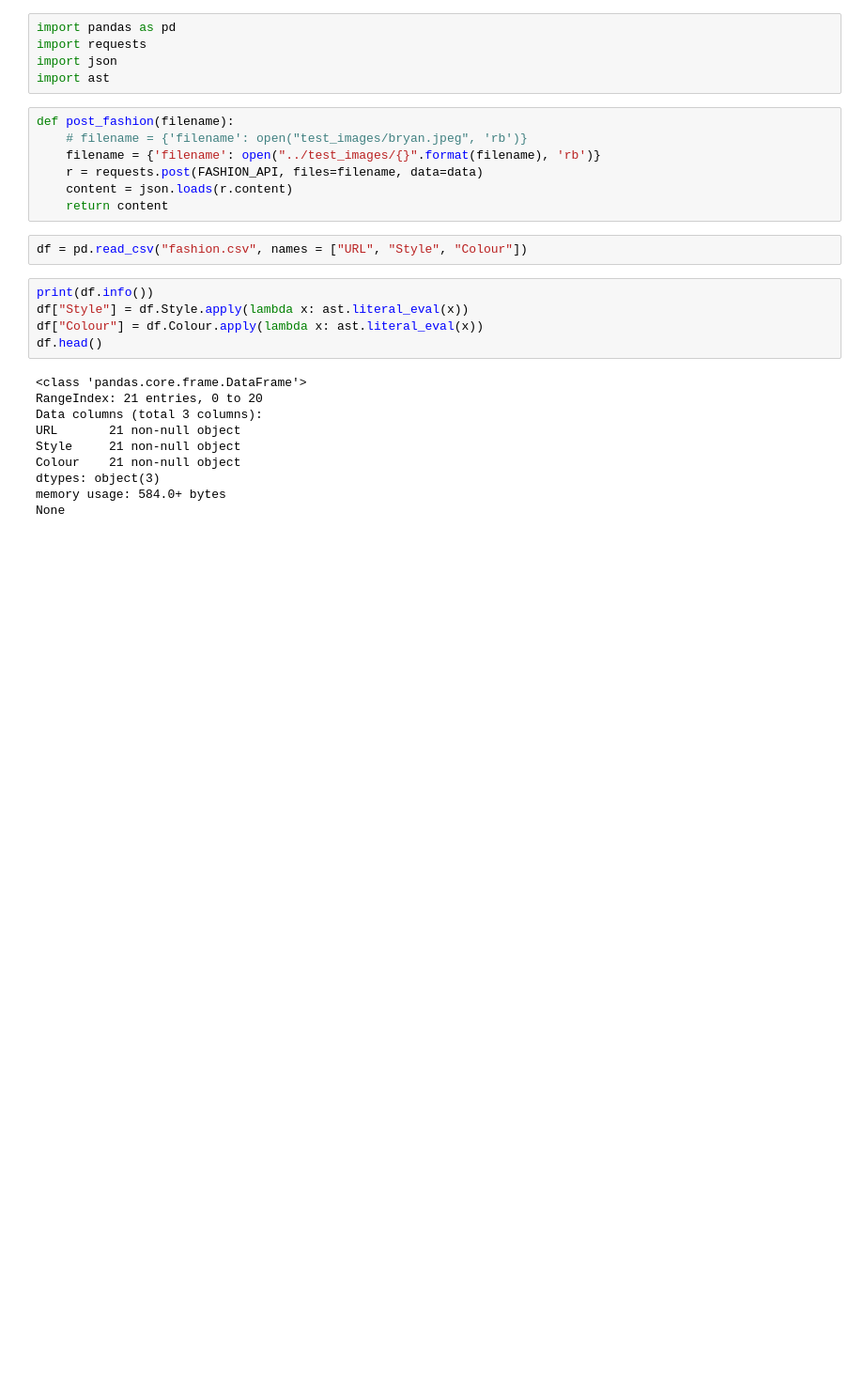
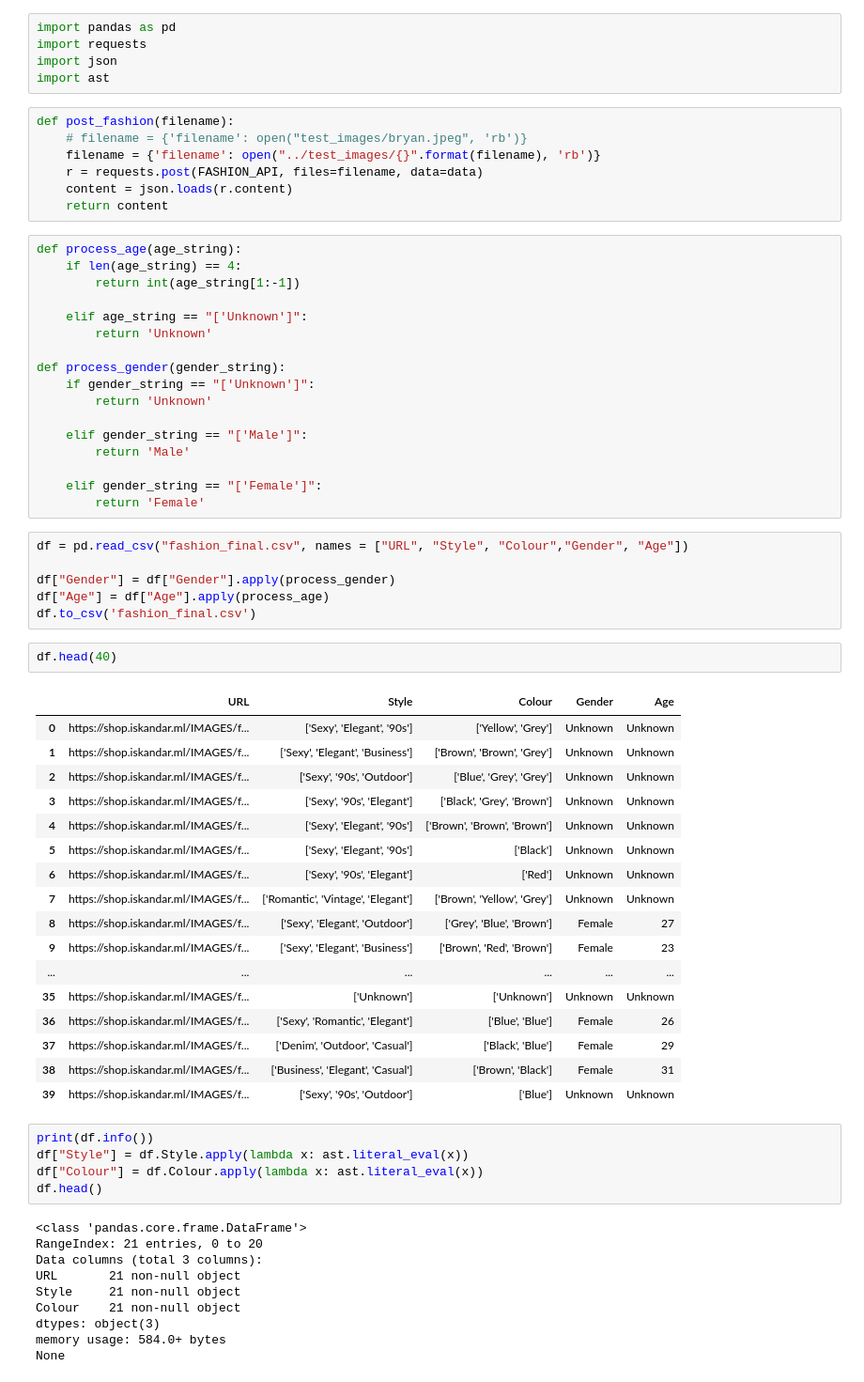
Before and after one commit to lionellloh/shopiskandar, a Jupyter notebook: data-experiments/Backend Algorithm Experiment.ipynb, the cells around one changed output. Shown at 94% size. Cells and saved outputs as stored; diff of their text form; blank space fills up the shorter version.

Commit message:
fashion_final.csv is cleaned

```diff
--- a/data-experiments/Backend Algorithm Experiment.ipynb
+++ b/data-experiments/Backend Algorithm Experiment.ipynb
@@ -20,8 +20,49 @@ def post_fashion(filename):
     r = requests.post(FASHION_API, files=filename, data=data)
     content = json.loads(r.content)
     return content
-# %%
-df = pd.read_csv("fashion.csv", names = ["URL", "Style", "Colour"])
+# %%
+def process_age(age_string):
+    if len(age_string) == 4:
+        return int(age_string[1:-1])
+
+    elif age_string == "['Unknown']":
+        return 'Unknown'
+
+def process_gender(gender_string):
+    if gender_string == "['Unknown']":
+        return 'Unknown'
+
+    elif gender_string == "['Male']":
+        return 'Male'
+
+    elif gender_string == "['Female']":
+        return 'Female'
+# %%
+df = pd.read_csv("fashion_final.csv", names = ["URL", "Style", "Colour","Gender", "Age"])
+
+df["Gender"] = df["Gender"].apply(process_gender)
+df["Age"] = df["Age"].apply(process_age)
+df.to_csv('fashion_final.csv')
+# %%
+df.head(40)
+# %% [output]
+|  | URL | Style | Colour | Gender | Age |
+| 0 | https://shop.iskandar.ml/IMAGES/f... | ['Sexy', 'Elegant', '90s'] | ['Yellow', 'Grey'] | Unknown | Unknown |
+| 1 | https://shop.iskandar.ml/IMAGES/f... | ['Sexy', 'Elegant', 'Business'] | ['Brown', 'Brown', 'Grey'] | Unknown | Unknown |
+| 2 | https://shop.iskandar.ml/IMAGES/f... | ['Sexy', '90s', 'Outdoor'] | ['Blue', 'Grey', 'Grey'] | Unknown | Unknown |
+| 3 | https://shop.iskandar.ml/IMAGES/f... | ['Sexy', '90s', 'Elegant'] | ['Black', 'Grey', 'Brown'] | Unknown | Unknown |
+| 4 | https://shop.iskandar.ml/IMAGES/f... | ['Sexy', 'Elegant', '90s'] | ['Brown', 'Brown', 'Brown'] | Unknown | Unknown |
+| 5 | https://shop.iskandar.ml/IMAGES/f... | ['Sexy', 'Elegant', '90s'] | ['Black'] | Unknown | Unknown |
+| 6 | https://shop.iskandar.ml/IMAGES/f... | ['Sexy', '90s', 'Elegant'] | ['Red'] | Unknown | Unknown |
+| 7 | https://shop.iskandar.ml/IMAGES/f... | ['Romantic', 'Vintage', 'Elegant'] | ['Brown', 'Yellow', 'Grey'] | Unknown | Unknown |
+| 8 | https://shop.iskandar.ml/IMAGES/f... | ['Sexy', 'Elegant', 'Outdoor'] | ['Grey', 'Blue', 'Brown'] | Female | 27 |
+| 9 | https://shop.iskandar.ml/IMAGES/f... | ['Sexy', 'Elegant', 'Business'] | ['Brown', 'Red', 'Brown'] | Female | 23 |
+| ... | ... | ... | ... | ... | ... |
+| 35 | https://shop.iskandar.ml/IMAGES/f... | ['Unknown'] | ['Unknown'] | Unknown | Unknown |
+| 36 | https://shop.iskandar.ml/IMAGES/f... | ['Sexy', 'Romantic', 'Elegant'] | ['Blue', 'Blue'] | Female | 26 |
+| 37 | https://shop.iskandar.ml/IMAGES/f... | ['Denim', 'Outdoor', 'Casual'] | ['Black', 'Blue'] | Female | 29 |
+| 38 | https://shop.iskandar.ml/IMAGES/f... | ['Business', 'Elegant', 'Casual'] | ['Brown', 'Black'] | Female | 31 |
+| 39 | https://shop.iskandar.ml/IMAGES/f... | ['Sexy', '90s', 'Outdoor'] | ['Blue'] | Unknown | Unknown |
 # %%
 print(df.info())
 df["Style"] = df.Style.apply(lambda x: ast.literal_eval(x))
```
Also changed, not shown: parts of 5 cells of this notebook, 2 other files.
